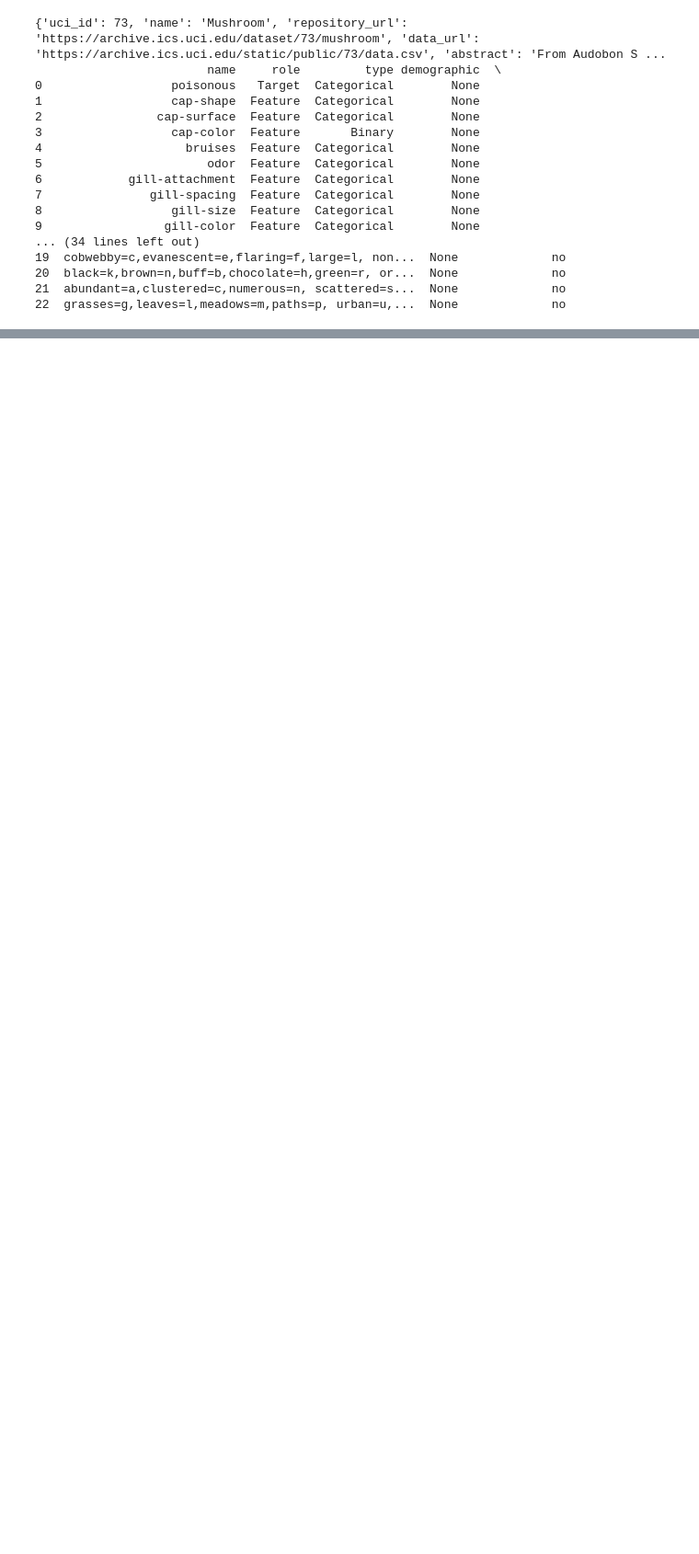
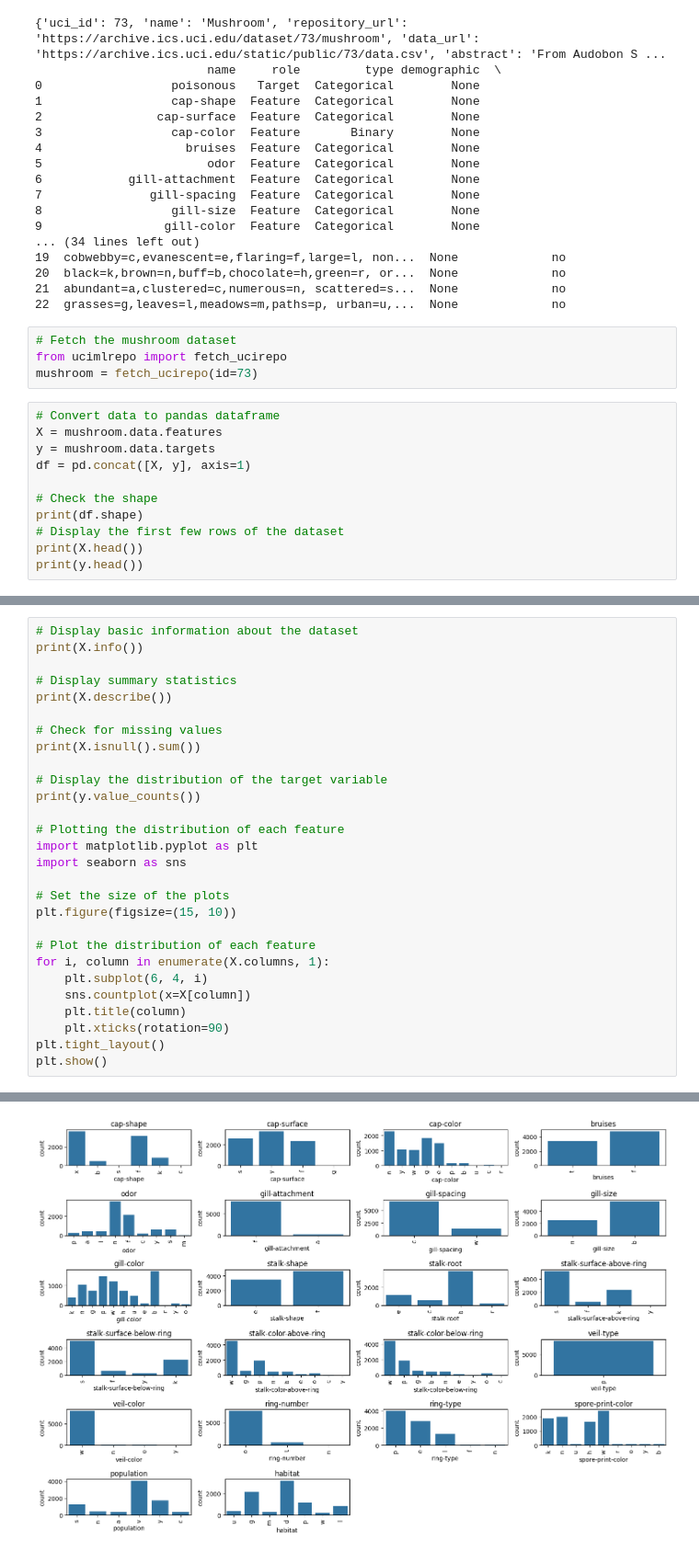
Before and after one commit to To1nay/Lab1, a Jupyter notebook: Welcome_To_Colab.ipynb, the cells around one changed output, grey strips where cells are left out. Shown: that part at 92% size. Drawn from its saved outputs; the diff is of its cells as text; blank space fills up the shorter version.

```diff
--- a/Welcome_To_Colab.ipynb
+++ b/Welcome_To_Colab.ipynb
@@ -232,3 +240,18 @@ print(mushroom.variables)
 20  black=k,brown=n,buff=b,chocolate=h,green=r, or...  None             no
 21  abundant=a,clustered=c,numerous=n, scattered=s...  None             no
 22  grasses=g,leaves=l,meadows=m,paths=p, urban=u,...  None             no
+# %%
+# Fetch the mushroom dataset
+from ucimlrepo import fetch_ucirepo
+mushroom = fetch_ucirepo(id=73)
+# %%
+# Convert data to pandas dataframe
+X = mushroom.data.features
+y = mushroom.data.targets
+df = pd.concat([X, y], axis=1)
+
+# Check the shape
+print(df.shape)
+# Display the first few rows of the dataset
+print(X.head())
+print(y.head())
@@ -234,0 +276,29 @@ print(mushroom.variables)
+# %%
+# Display basic information about the dataset
+print(X.info())
+
+# Display summary statistics
+print(X.describe())
+
+# Check for missing values
+print(X.isnull().sum())
+
+# Display the distribution of the target variable
+print(y.value_counts())
+
+# Plotting the distribution of each feature
+import matplotlib.pyplot as plt
+import seaborn as sns
+
+# Set the size of the plots
+plt.figure(figsize=(15, 10))
+
+# Plot the distribution of each feature
+for i, column in enumerate(X.columns, 1):
+    plt.subplot(6, 4, i)
+    sns.countplot(x=X[column])
+    plt.title(column)
+    plt.xticks(rotation=90)
+plt.tight_layout()
+plt.show()
+# %% [output]
@@ -234,0 +322 @@ print(mushroom.variables)
+[figure, added]
```
Also changed, not shown: parts of 19 cells of this notebook.
